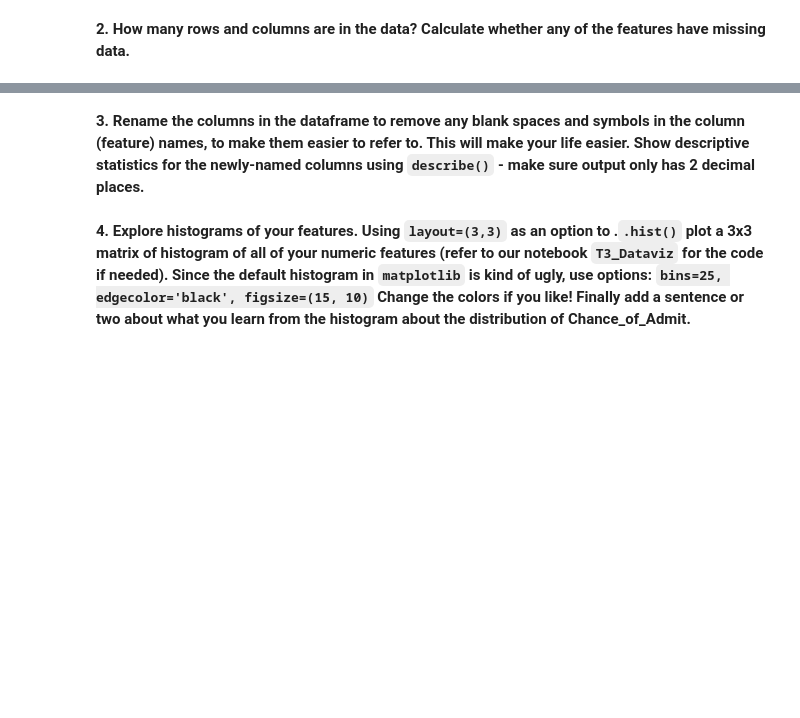
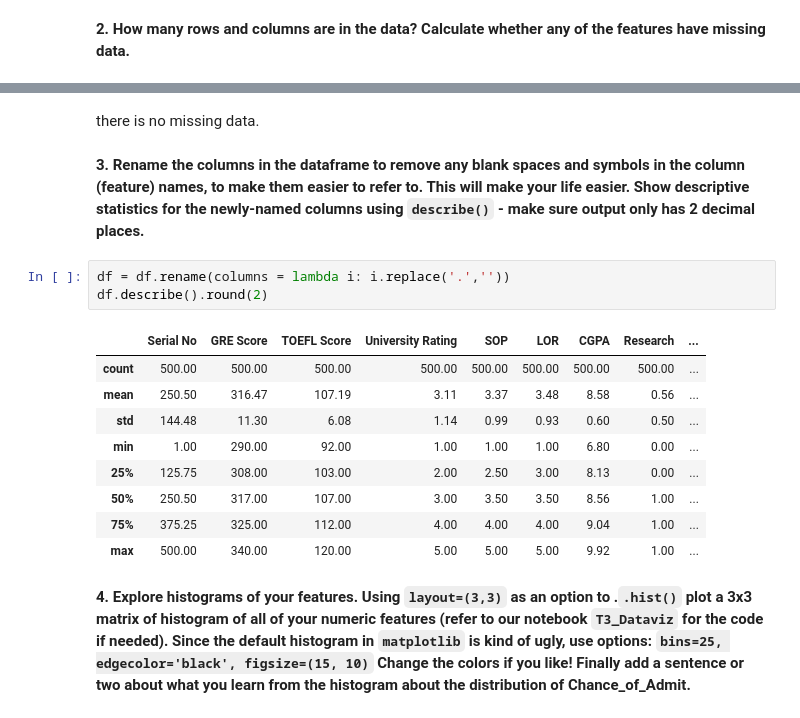
Before and after one commit to chrismji/Datasci-and-Ai-in-Bus, a Jupyter notebook: hw2.ipynb, the cells around one changed output, grey strips where cells are left out. Drawn from its saved outputs; the diff is of its cells as text; blank space fills up the shorter version.

```diff
--- a/hw2.ipynb
+++ b/hw2.ipynb
@@ -55,4 +76,19 @@ admissions=pd.read_csv(NAME_OF_YOUR_FILE)
+# %% [markdown]
+there is no missing data.
 # %% [markdown]
 **3. Rename the columns in the dataframe to remove any blank spaces and symbols in the column (feature) names, to make them easier to refer to. This will make your life easier.  Show descriptive statistics for the newly-named columns using `describe()` - make sure output only has 2 decimal places.**
+# %%
+df = df.rename(columns = lambda i: i.replace('.',''))
+df.describe().round(2)
+# %% [output]
+|  | Serial No | GRE Score | TOEFL Score | University Rating | SOP | LOR | CGPA | Research | ... |
+| count | 500.00 | 500.00 | 500.00 | 500.00 | 500.00 | 500.00 | 500.00 | 500.00 | ... |
+| mean | 250.50 | 316.47 | 107.19 | 3.11 | 3.37 | 3.48 | 8.58 | 0.56 | ... |
+| std | 144.48 | 11.30 | 6.08 | 1.14 | 0.99 | 0.93 | 0.60 | 0.50 | ... |
+| min | 1.00 | 290.00 | 92.00 | 1.00 | 1.00 | 1.00 | 6.80 | 0.00 | ... |
+| 25% | 125.75 | 308.00 | 103.00 | 2.00 | 2.50 | 3.00 | 8.13 | 0.00 | ... |
+| 50% | 250.50 | 317.00 | 107.00 | 3.00 | 3.50 | 3.50 | 8.56 | 1.00 | ... |
+| 75% | 375.25 | 325.00 | 112.00 | 4.00 | 4.00 | 4.00 | 9.04 | 1.00 | ... |
+| max | 500.00 | 340.00 | 120.00 | 5.00 | 5.00 | 5.00 | 9.92 | 1.00 | ... |
 # %% [markdown]
 **4. Explore histograms of your features. Using `layout=(3,3)` as an option to .`.hist()` plot a  3x3 matrix of histogram of all of your numeric features (refer to our notebook `T3_Dataviz` for the code if needed).   Since the default histogram in `matplotlib` is kind of ugly, use options: `bins=25, edgecolor='black', figsize=(15, 10)` Change the colors if you like!  Finally add a sentence or two about what you learn from the histogram about the distribution of Chance_of_Admit.**
```
Also changed, not shown: parts of 10 cells of this notebook.
